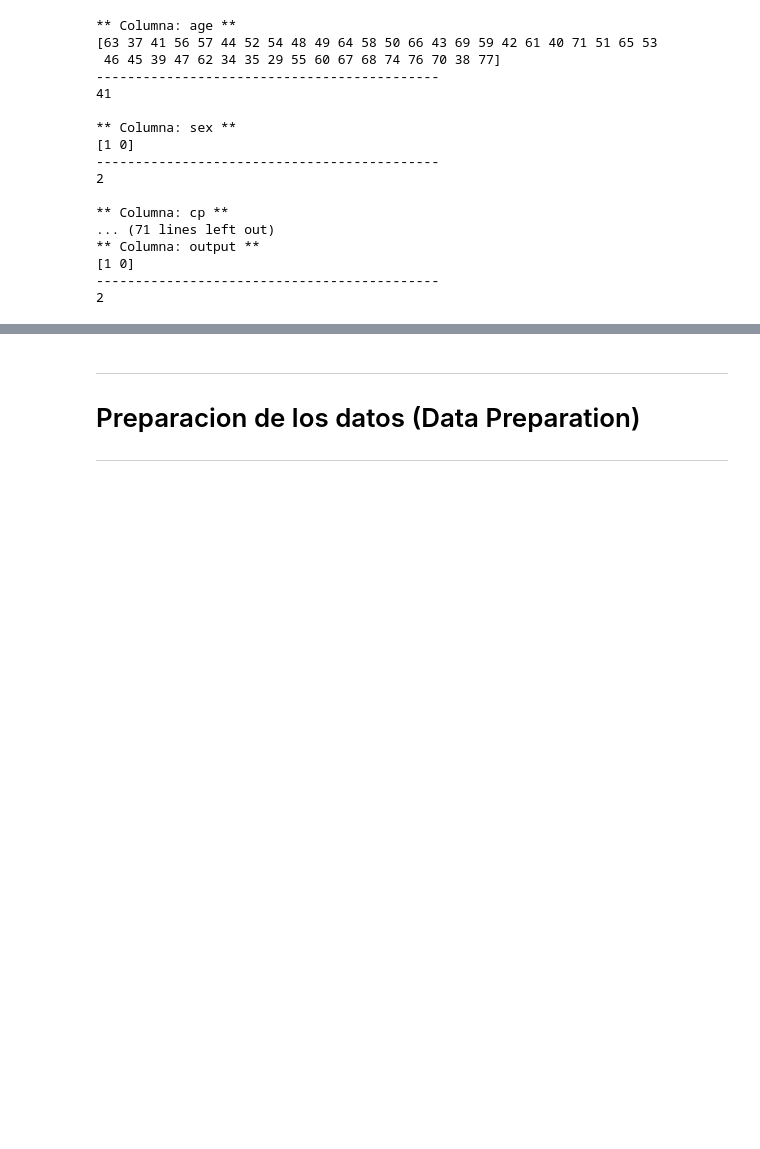
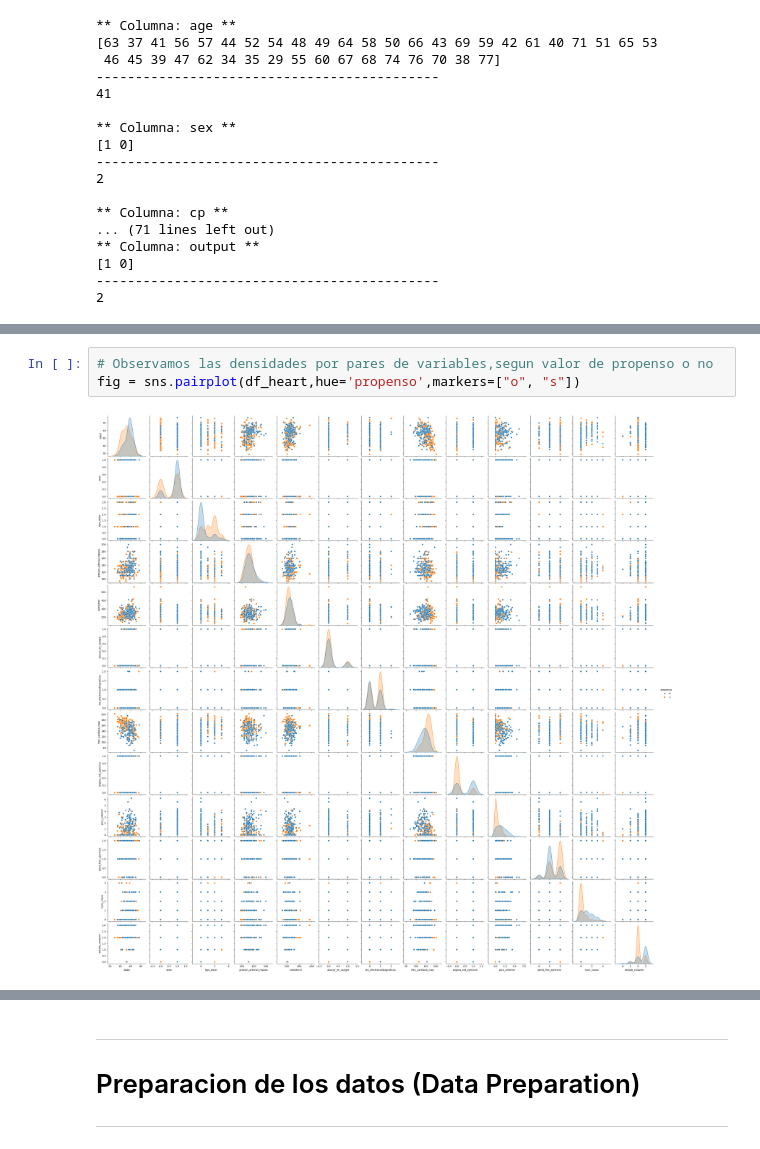
Before and after one commit to carlos1680/obligatorioML2, a Jupyter notebook: obligatorioML2.ipynb, the cells around one changed output, grey strips where cells are left out. Cells and saved outputs as stored; diff of their text form; blank space fills up the shorter version.

```diff
--- a/obligatorioML2.ipynb
+++ b/obligatorioML2.ipynb
@@ -279,0 +387,5 @@ for c in df_heart:
+# %%
+# Observamos las densidades por pares de variables,segun valor de propenso o no
+fig = sns.pairplot(df_heart,hue='propenso',markers=["o", "s"])
+# %% [output]
+[figure, added]
```
Also changed, not shown: parts of 15 cells of this notebook, 1 other file.
